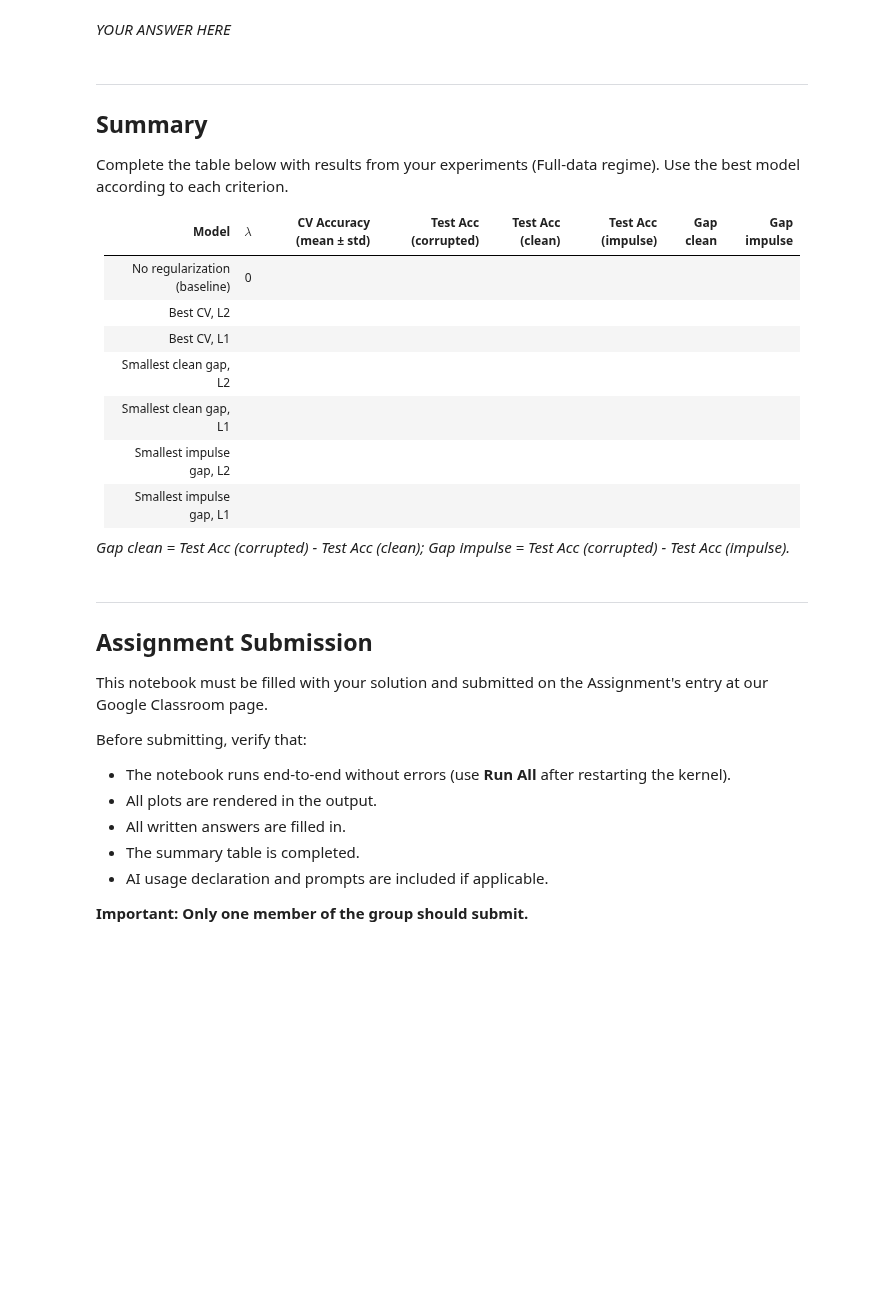
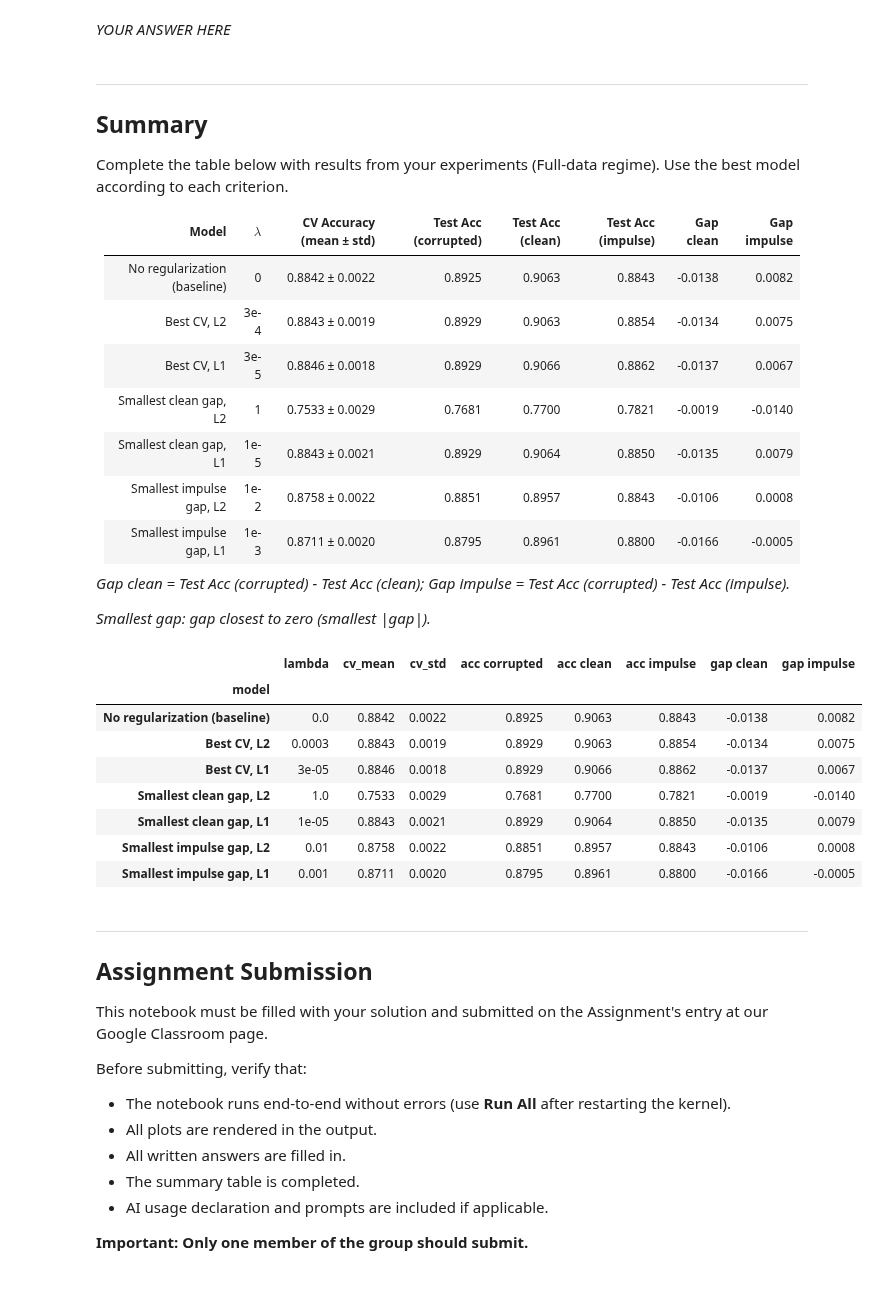
Before and after one commit to MarianaDourado/MO444-ML, a Jupyter notebook: Tarefa2/mc886_2s2026_assignment_2.ipynb, the cells around one changed output. Cells and saved outputs as stored; diff of their text form; code cells hidden in the pictures; blank space fills up the shorter version.

Commit message:
feat(task2): part4 - summary

```diff
--- a/Tarefa2/mc886_2s2026_assignment_2.ipynb
+++ b/Tarefa2/mc886_2s2026_assignment_2.ipynb
@@ -1391,15 +1391,48 @@ Complete the table below with results from your experiments (Full-data regime).
 
 | Model                              | $\lambda$ | CV Accuracy (mean ± std) | Test Acc (corrupted) | Test Acc (clean) | Test Acc (impulse) | Gap clean | Gap impulse |
 |------------------------------------|-----------|--------------------------|----------------------|------------------|--------------------|-----------|-------------|
-| No regularization (baseline)       | 0         |                          |                      |                  |                    |           |             |
-| Best CV, L2                        |           |                          |                      |                  |                    |           |             |
-| Best CV, L1                        |           |                          |                      |                  |                    |           |             |
-| Smallest clean gap, L2             |           |                          |                      |                  |                    |           |             |
-| Smallest clean gap, L1             |           |                          |                      |                  |                    |           |             |
-| Smallest impulse gap, L2           |           |                          |                      |                  |                    |           |             |
-| Smallest impulse gap, L1           |           |                          |                      |                  |                    |           |             |
+| No regularization (baseline)       | 0         | 0.8842 ± 0.0022          | 0.8925               | 0.9063           | 0.8843             | -0.0138   | 0.0082      |
+| Best CV, L2                        | 3e-4      | 0.8843 ± 0.0019          | 0.8929               | 0.9063           | 0.8854             | -0.0134   | 0.0075      |
+| Best CV, L1                        | 3e-5      | 0.8846 ± 0.0018          | 0.8929               | 0.9066           | 0.8862             | -0.0137   | 0.0067      |
+| Smallest clean gap, L2             | 1         | 0.7533 ± 0.0029          | 0.7681               | 0.7700           | 0.7821             | -0.0019   | -0.0140     |
+| Smallest clean gap, L1             | 1e-5      | 0.8843 ± 0.0021          | 0.8929               | 0.9064           | 0.8850             | -0.0135   | 0.0079      |
+| Smallest impulse gap, L2           | 1e-2      | 0.8758 ± 0.0022          | 0.8851               | 0.8957           | 0.8843             | -0.0106   | 0.0008      |
+| Smallest impulse gap, L1           | 1e-3      | 0.8711 ± 0.0020          | 0.8795               | 0.8961           | 0.8800             | -0.0166   | -0.0005     |
 
 *Gap clean = Test Acc (corrupted) - Test Acc (clean); Gap impulse = Test Acc (corrupted) - Test Acc (impulse).*
+
+*Smallest gap: gap closest to zero (smallest |gap|).*
+# %%
+# Numbers of the Summary table above, taken from grid_results (Full-data regime).
+# "Smallest gap" is read as the gap closest to zero: the model whose accuracy changes
+# the least between test_corrupted and the other split
+
+summary_rows = {"No regularization (baseline)": grid_results.query("regularizer == 'None'").iloc[0]}
+
+for regularizer in LAMBDA_GRID:
+    curve = grid_results.query("regularizer == @regularizer")
+    lam = selected.query("regime == 'Full' and regularizer == @regularizer")["lambda"].item()
+    summary_rows[f"Best CV, {regularizer}"] = curve[curve["lambda"] == lam].iloc[0]
+
+for gap in ["clean", "impulse"]:
+    for regularizer in LAMBDA_GRID:
+        curve = grid_results.query("regularizer == @regularizer")
+        summary_rows[f"Smallest {gap} gap, {regularizer}"] = curve.loc[curve[f"gap {gap}"].abs().idxmin()]
+
+summary = pd.DataFrame(summary_rows).T.drop(columns="regularizer").astype(float)
+summary.index.name = "model"
+
+display(summary.astype({"lambda": str}).round(4))
+# %% [output]
+|  | lambda | cv_mean | cv_std | acc corrupted | acc clean | acc impulse | gap clean | gap impulse |
+| model |  |  |  |  |  |  |  |  |
+| No regularization (baseline) | 0.0 | 0.8842 | 0.0022 | 0.8925 | 0.9063 | 0.8843 | -0.0138 | 0.0082 |
+| Best CV, L2 | 0.0003 | 0.8843 | 0.0019 | 0.8929 | 0.9063 | 0.8854 | -0.0134 | 0.0075 |
+| Best CV, L1 | 3e-05 | 0.8846 | 0.0018 | 0.8929 | 0.9066 | 0.8862 | -0.0137 | 0.0067 |
+| Smallest clean gap, L2 | 1.0 | 0.7533 | 0.0029 | 0.7681 | 0.7700 | 0.7821 | -0.0019 | -0.0140 |
+| Smallest clean gap, L1 | 1e-05 | 0.8843 | 0.0021 | 0.8929 | 0.9064 | 0.8850 | -0.0135 | 0.0079 |
+| Smallest impulse gap, L2 | 0.01 | 0.8758 | 0.0022 | 0.8851 | 0.8957 | 0.8843 | -0.0106 | 0.0008 |
+| Smallest impulse gap, L1 | 0.001 | 0.8711 | 0.0020 | 0.8795 | 0.8961 | 0.8800 | -0.0166 | -0.0005 |
 # %% [markdown]
 ---
 
```
